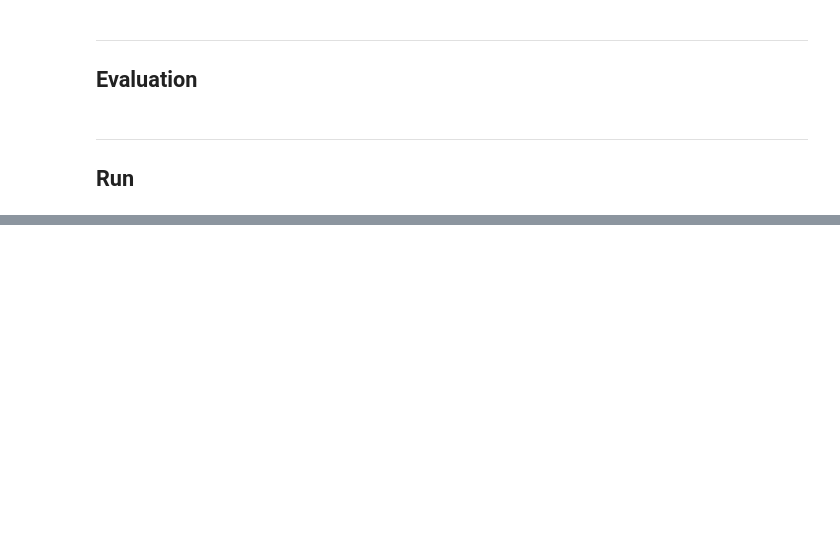
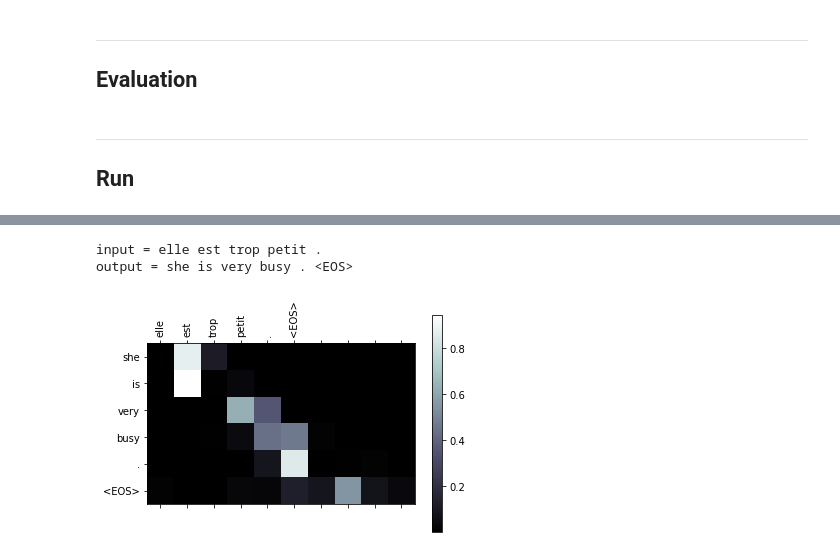
Before and after one commit to NawfalTachfine/DLX, a Jupyter notebook: pytorch_rnns/3.translation-seq2seq-attention.ipynb, the cells around one changed output, grey strips where cells are left out. Saved outputs shown, nothing was run; the diff lists cells and outputs as text; code cells hidden in the pictures; blank space fills up the shorter version.

```diff
--- a/pytorch_rnns/3.translation-seq2seq-attention.ipynb
+++ b/pytorch_rnns/3.translation-seq2seq-attention.ipynb
@@ -442,0 +502,6 @@ evaluate_randomly(encoder1, attn_decoder1)
+# %%
+evaluate_and_show_attention('elle est trop petit .')
+# %% [output]
+input = elle est trop petit .
+output = she is very busy . <EOS>
+[figure, added]
```
Also changed, not shown: parts of 12 cells of this notebook.
